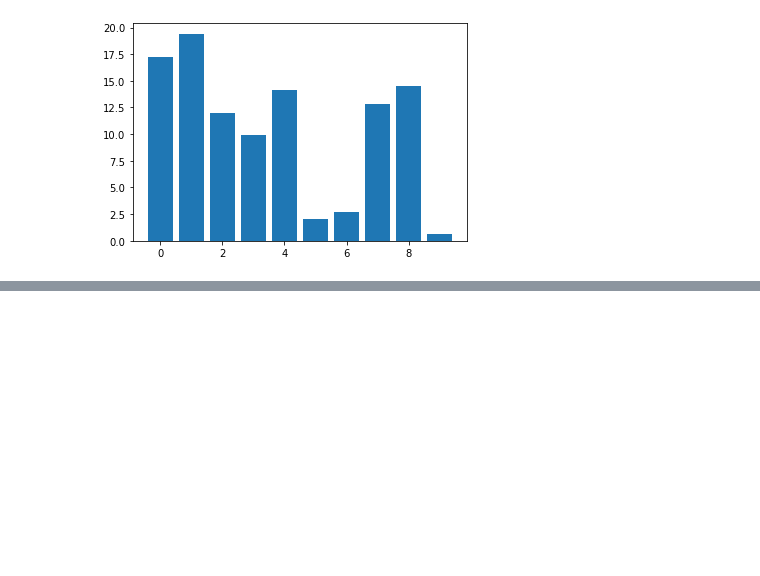
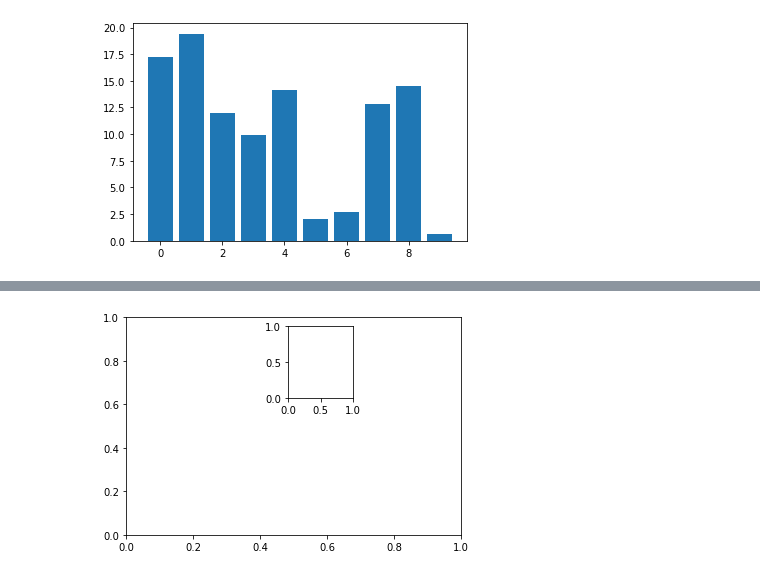
Before and after one commit to iHeadWater/hydrus, a Jupyter notebook: 3-basic-pyviz/matplotlib/how-to-use-matplotlib.ipynb, the cells around one changed output, grey strips where cells are left out. Saved outputs shown, nothing was run; the diff lists cells and outputs as text; code cells hidden in the pictures; blank space fills up the shorter version.

```diff
--- a/3-basic-pyviz/matplotlib/how-to-use-matplotlib.ipynb
+++ b/3-basic-pyviz/matplotlib/how-to-use-matplotlib.ipynb
@@ -446,0 +453,8 @@ plt.show()
+# %%
+import numpy as np
+import matplotlib.pyplot as plt
+
+ax1=plt.axes()
+ax2=plt.axes([0.5,0.6,0.15,0.25])
+# %% [output]
+[figure, added]
```
Also changed, not shown: parts of 14 cells of this notebook, 12 other files.
